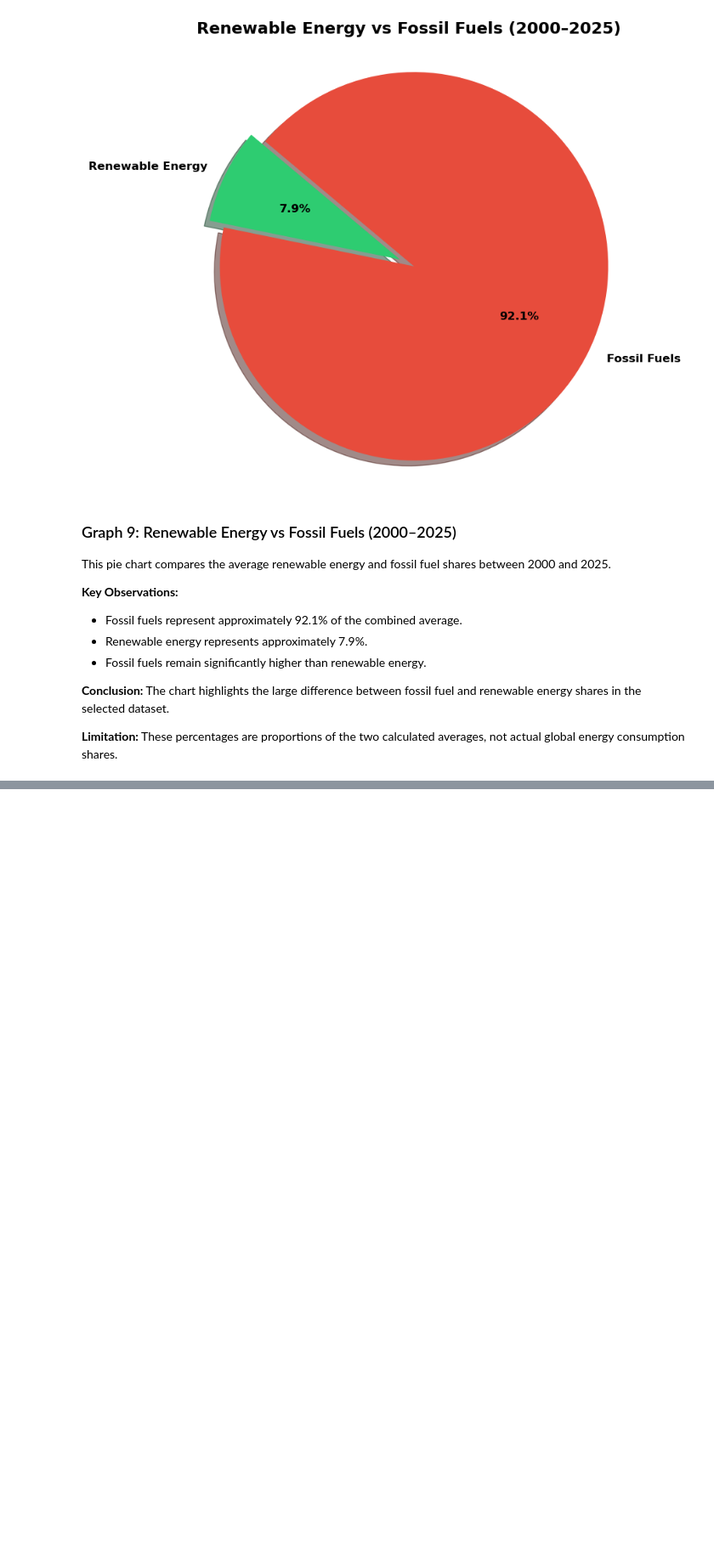
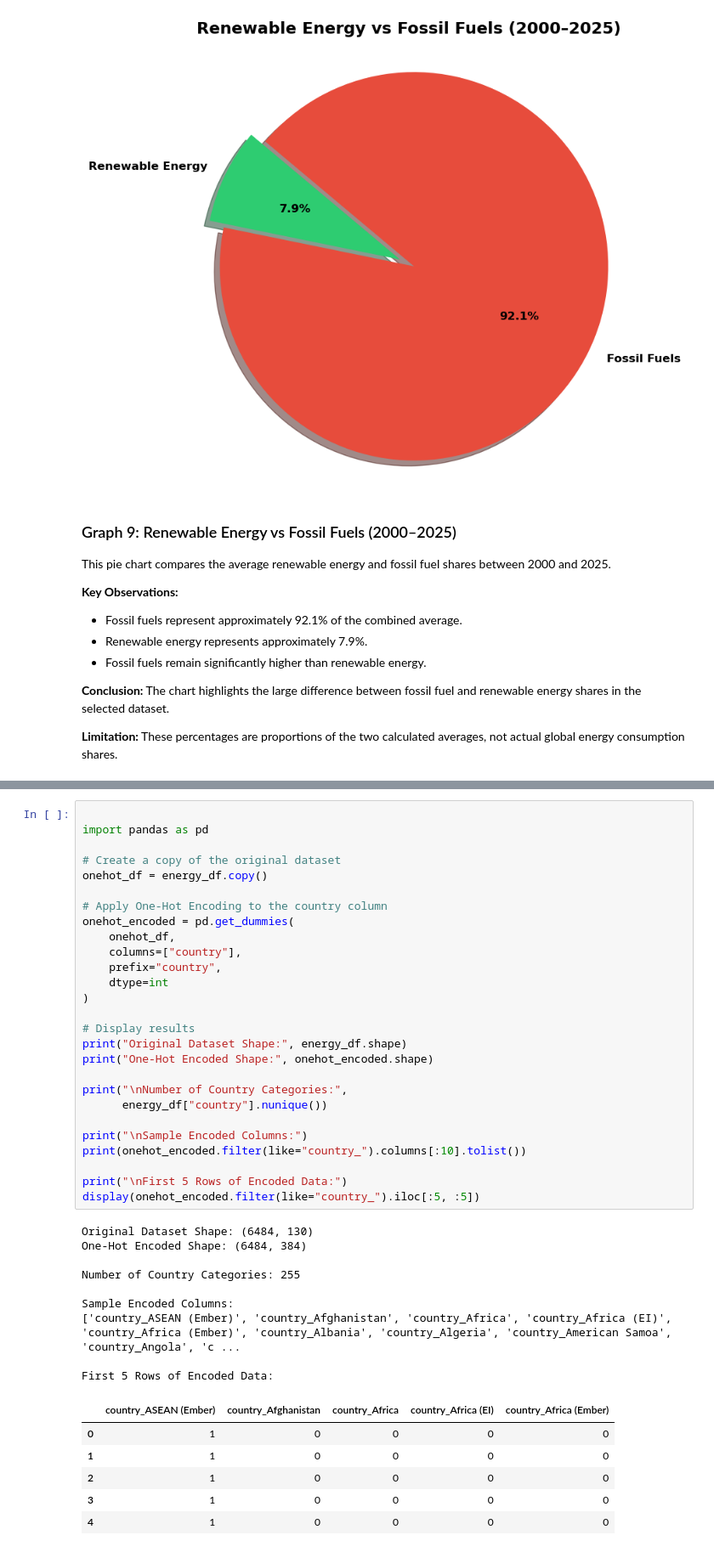
Before and after one commit to Abdullah-awa/Global-Energy-Transition-CA1, a Jupyter notebook: Global_Energy_Transition.ipynb, the cells around one changed output, grey strips where cells are left out. Shown at 85% size. Cells and saved outputs as stored; diff of their text form; blank space fills up the shorter version.

Commit message:
Complete Label Encoding and One-Hot Encoding

```diff
--- a/Global_Energy_Transition.ipynb
+++ b/Global_Energy_Transition.ipynb
@@ -859,0 +930,43 @@ The chart highlights the large difference between fossil fuel and renewable ener
+# %%
+
+import pandas as pd
+
+# Create a copy of the original dataset
+onehot_df = energy_df.copy()
+
+# Apply One-Hot Encoding to the country column
+onehot_encoded = pd.get_dummies(
+    onehot_df,
+    columns=["country"],
+    prefix="country",
+    dtype=int
+)
+
+# Display results
+print("Original Dataset Shape:", energy_df.shape)
+print("One-Hot Encoded Shape:", onehot_encoded.shape)
+
+print("\nNumber of Country Categories:",
+      energy_df["country"].nunique())
+
+print("\nSample Encoded Columns:")
+print(onehot_encoded.filter(like="country_").columns[:10].tolist())
+
+print("\nFirst 5 Rows of Encoded Data:")
+display(onehot_encoded.filter(like="country_").iloc[:5, :5])
+# %% [output]
+Original Dataset Shape: (6484, 130)
+One-Hot Encoded Shape: (6484, 384)
+
+Number of Country Categories: 255
+
+Sample Encoded Columns:
+['country_ASEAN (Ember)', 'country_Afghanistan', 'country_Africa', 'country_Africa (EI)', 'country_Africa (Ember)', 'country_Albania', 'country_Algeria', 'country_American Samoa', 'country_Angola', 'c ...
+
+First 5 Rows of Encoded Data:
+|  | country_ASEAN (Ember) | country_Afghanistan | country_Africa | country_Africa (EI) | country_Africa (Ember) |
+| 0 | 1 | 0 | 0 | 0 | 0 |
+| 1 | 1 | 0 | 0 | 0 | 0 |
+| 2 | 1 | 0 | 0 | 0 | 0 |
+| 3 | 1 | 0 | 0 | 0 | 0 |
+| 4 | 1 | 0 | 0 | 0 | 0 |
```
Also changed, not shown: parts of 4 cells of this notebook.
